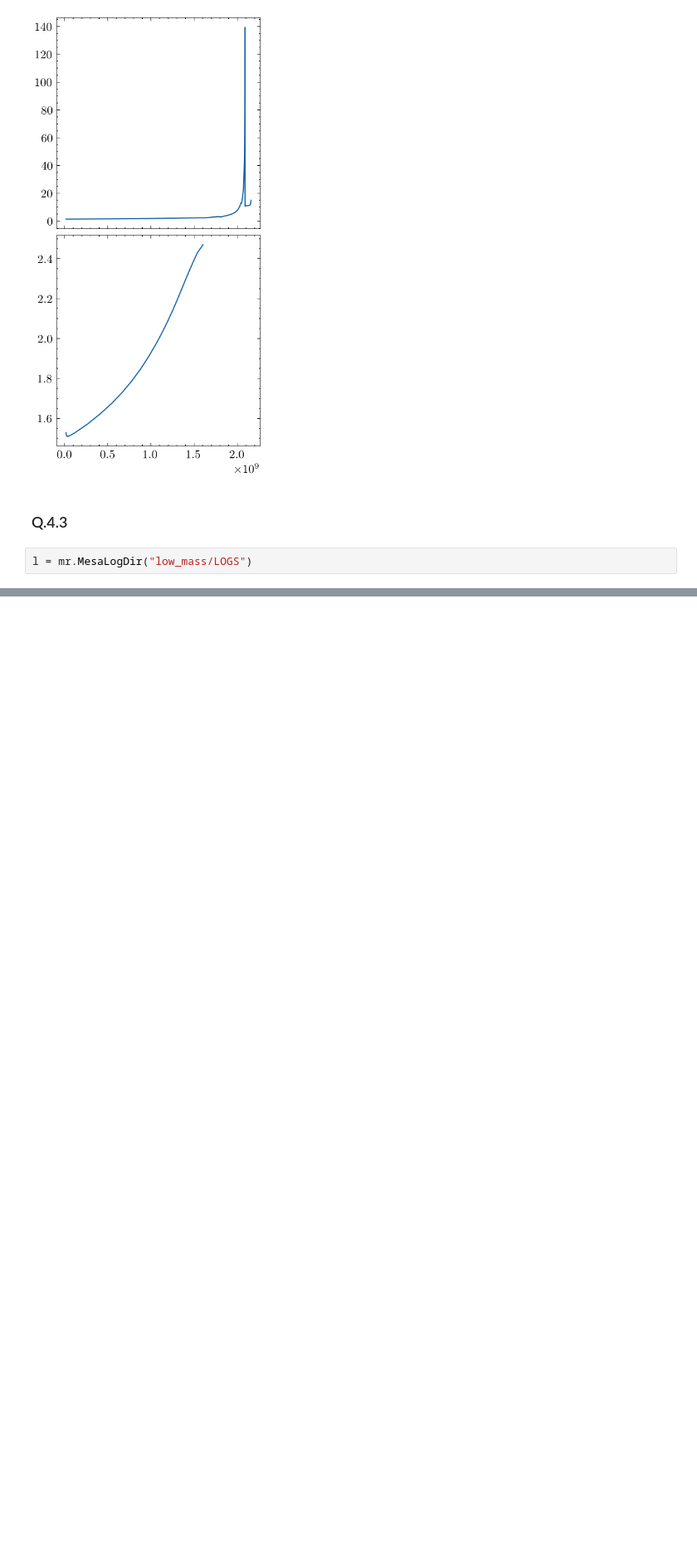
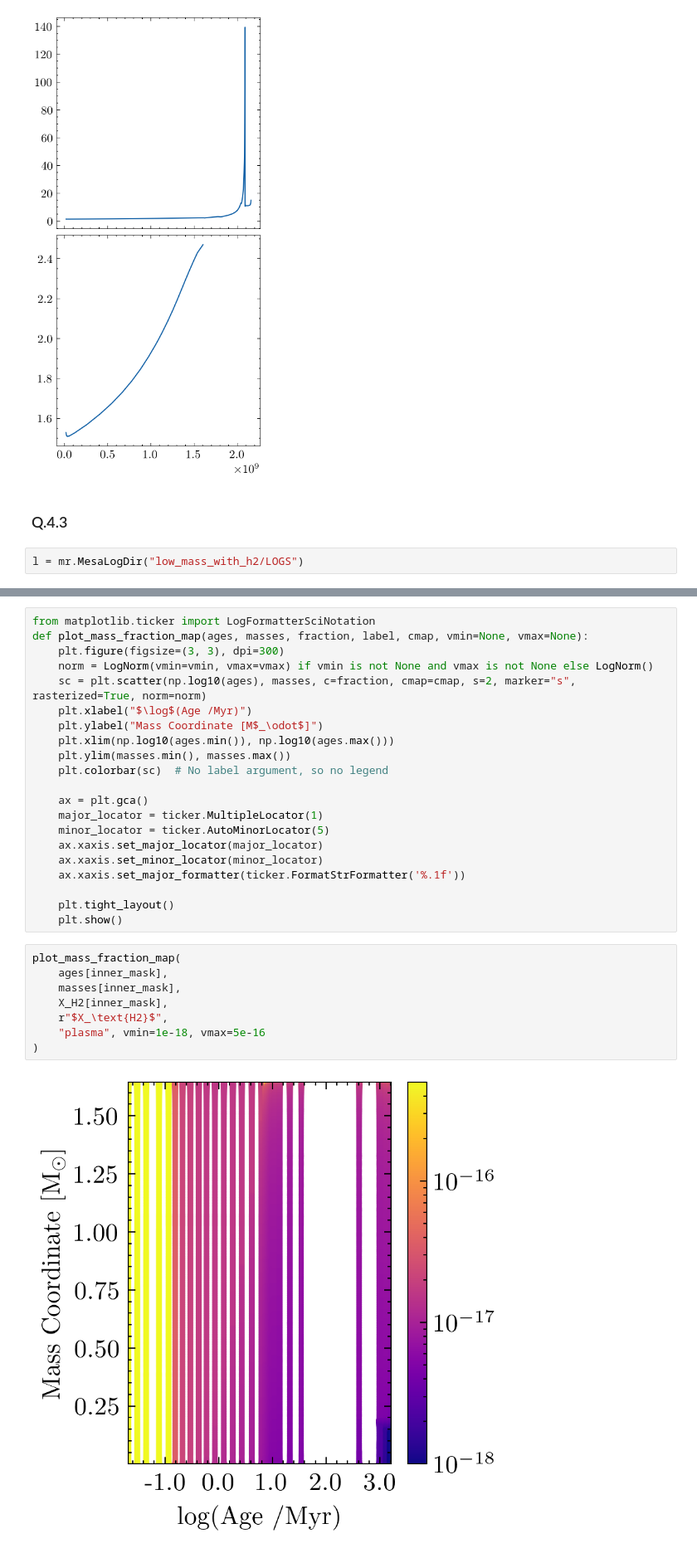
Before and after one commit to BrunoSchultz/lab_report, a Jupyter notebook: exercise4/plot_exercise4.ipynb, the cells around one changed output, grey strips where cells are left out. Shown at 83% size. Drawn from its saved outputs; the diff is of its cells as text; blank space fills up the shorter version.

Commit message:
add exercise4 plot

```diff
--- a/exercise4/plot_exercise4.ipynb
+++ b/exercise4/plot_exercise4.ipynb
@@ -36,4 +36,4 @@ ax2.plot(star_age2, radius2)
 # %% [markdown]
 ### Q.4.3
 # %%
-l = mr.MesaLogDir("low_mass/LOGS")
+l = mr.MesaLogDir("low_mass_with_h2/LOGS")
@@ -77,0 +83,31 @@ KeyError: "'h2' is not a valid data type."
+# %%
+from matplotlib.ticker import LogFormatterSciNotation
+def plot_mass_fraction_map(ages, masses, fraction, label, cmap, vmin=None, vmax=None):
+    plt.figure(figsize=(3, 3), dpi=300)
+    norm = LogNorm(vmin=vmin, vmax=vmax) if vmin is not None and vmax is not None else LogNorm()
+    sc = plt.scatter(np.log10(ages), masses, c=fraction, cmap=cmap, s=2, marker="s", rasterized=True, norm=norm)
+    plt.xlabel("$\log$(Age /Myr)")
+    plt.ylabel("Mass Coordinate [M$_\odot$]")
+    plt.xlim(np.log10(ages.min()), np.log10(ages.max()))
+    plt.ylim(masses.min(), masses.max())
+    plt.colorbar(sc)  # No label argument, so no legend
+
+    ax = plt.gca()
+    major_locator = ticker.MultipleLocator(1)
+    minor_locator = ticker.AutoMinorLocator(5)
+    ax.xaxis.set_major_locator(major_locator)
+    ax.xaxis.set_minor_locator(minor_locator)
+    ax.xaxis.set_major_formatter(ticker.FormatStrFormatter('%.1f'))
+
+    plt.tight_layout()
+    plt.show()
+# %%
+plot_mass_fraction_map(
+    ages[inner_mask],
+    masses[inner_mask],
+    X_H2[inner_mask],
+    r"$X_\text{H2}$",
+    "plasma", vmin=1e-18, vmax=5e-16
+)
+# %% [output]
+[figure, added]
```
Also changed, not shown: parts of 6 cells of this notebook.
